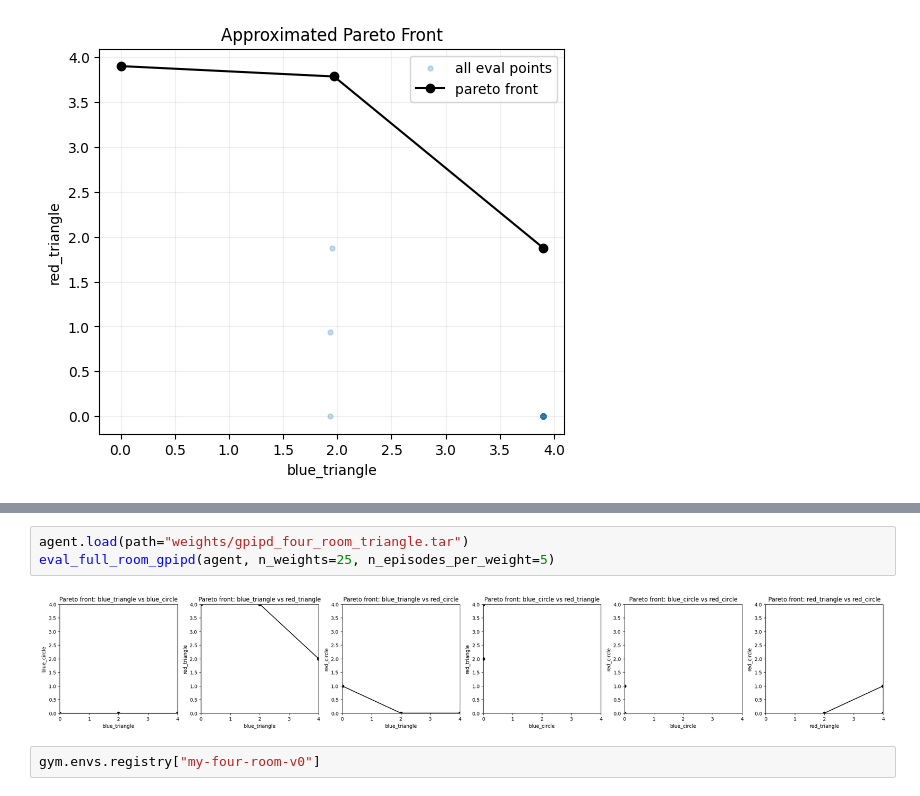
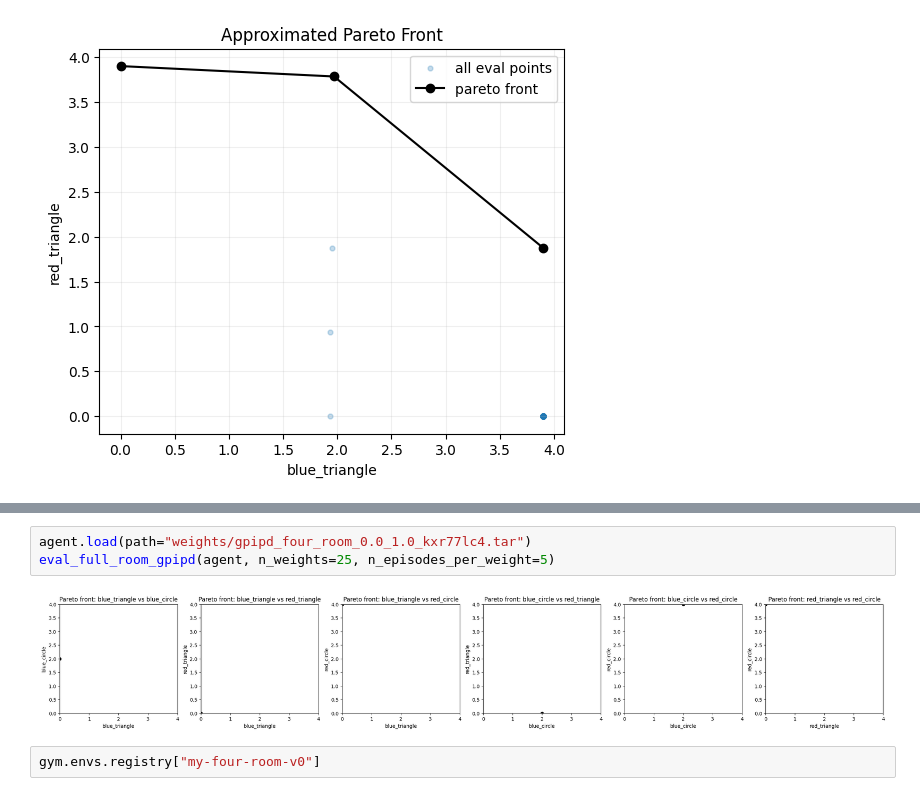
Before and after one commit to kristofsandor/essentially-contested-morl, a Jupyter notebook: run_code/gpipd_four_room copy.ipynb, the cells around one changed output, grey strips where cells are left out. Drawn from its saved outputs; the diff is of its cells as text.

```diff
--- a/run_code/gpipd_four_room copy.ipynb
+++ b/run_code/gpipd_four_room copy.ipynb
@@ -405,8 +406,8 @@ View run at https://wandb.ai/kristofs-ai/MORL-Baselines/runs/8j8ybiol
 # %%
-agent.load(path="weights/gpipd_four_room_triangle.tar")
+agent.load(path="weights/gpipd_four_room_0.0_1.0_kxr77lc4.tar")
 eval_full_room_gpipd(agent, n_weights=25, n_episodes_per_weight=5)
 # %% [output]
-[figure, old version]
+[figure, new version]
 # %%
 gym.envs.registry["my-four-room-v0"]
 # %% [output]
```
Also changed, not shown: parts of 3 cells of this notebook, 9 other files.
